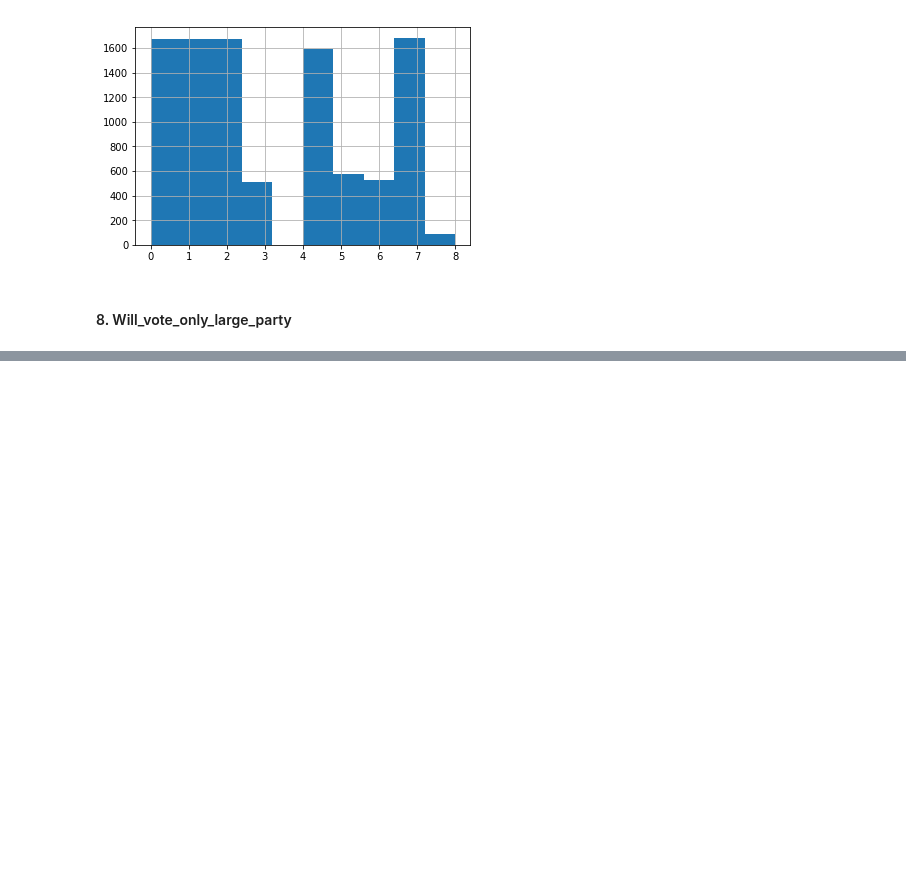
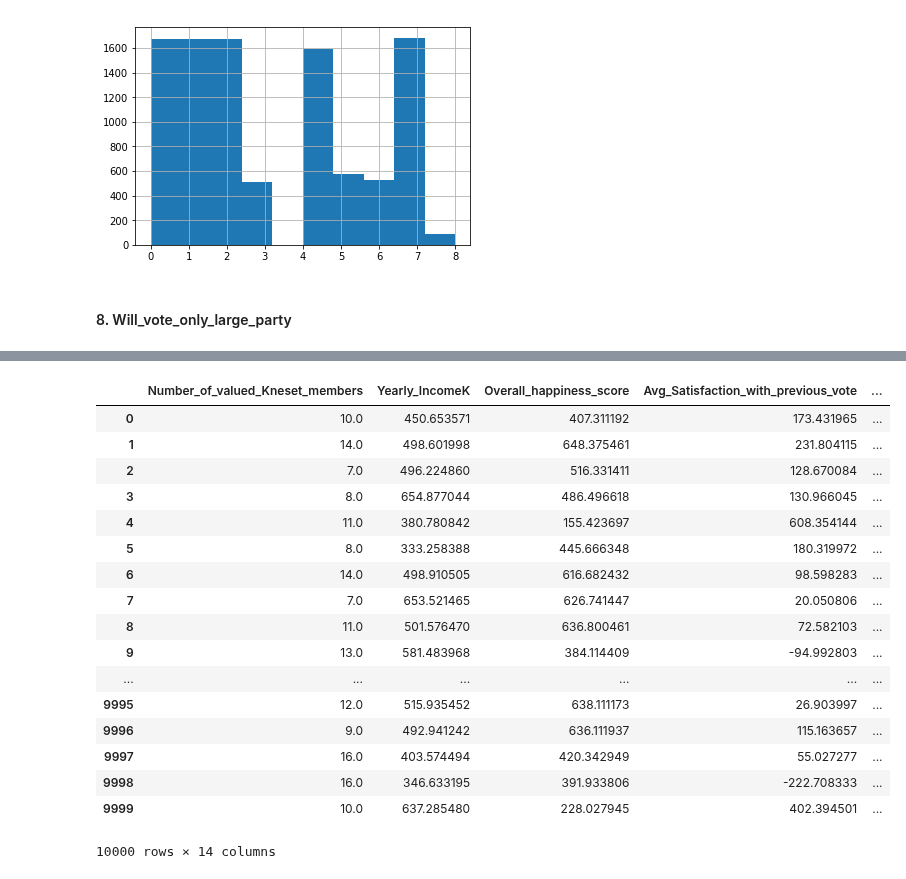
Before and after one commit to odedgolden/Machine-Learning, a Jupyter notebook: ML_ex3/ML_ex3.ipynb, the cells around one changed output, grey strips where cells are left out. Drawn from its saved outputs; the diff is of its cells as text; code cells hidden in the pictures; blank space fills up the shorter version.

```diff
--- a/ML_ex3/ML_ex3.ipynb
+++ b/ML_ex3/ML_ex3.ipynb
@@ -241,0 +295,21 @@ df['Will_vote_only_large_party_int'].unique()
+# %%
+df.drop(['Most_Important_Issue','Most_Important_Issue_cat','Will_vote_only_large_party','Will_vote_only_large_party_cat'],1)
+# %% [output]
+|  | Number_of_valued_Kneset_members | Yearly_IncomeK | Overall_happiness_score | Avg_Satisfaction_with_previous_vote | ... |
+| 0 | 10.0 | 450.653571 | 407.311192 | 173.431965 | ... |
+| 1 | 14.0 | 498.601998 | 648.375461 | 231.804115 | ... |
+| 2 | 7.0 | 496.224860 | 516.331411 | 128.670084 | ... |
+| 3 | 8.0 | 654.877044 | 486.496618 | 130.966045 | ... |
+| 4 | 11.0 | 380.780842 | 155.423697 | 608.354144 | ... |
+| 5 | 8.0 | 333.258388 | 445.666348 | 180.319972 | ... |
+| 6 | 14.0 | 498.910505 | 616.682432 | 98.598283 | ... |
+| 7 | 7.0 | 653.521465 | 626.741447 | 20.050806 | ... |
+| 8 | 11.0 | 501.576470 | 636.800461 | 72.582103 | ... |
+| 9 | 13.0 | 581.483968 | 384.114409 | -94.992803 | ... |
+| ... | ... | ... | ... | ... | ... |
+| 9995 | 12.0 | 515.935452 | 638.111173 | 26.903997 | ... |
+| 9996 | 9.0 | 492.941242 | 636.111937 | 115.163657 | ... |
+| 9997 | 16.0 | 403.574494 | 420.342949 | 55.027277 | ... |
+| 9998 | 16.0 | 346.633195 | 391.933806 | -222.708333 | ... |
+| 9999 | 10.0 | 637.285480 | 228.027945 | 402.394501 | ... |
+10000 rows × 14 columns
```
Also changed, not shown: parts of 5 cells of this notebook.
